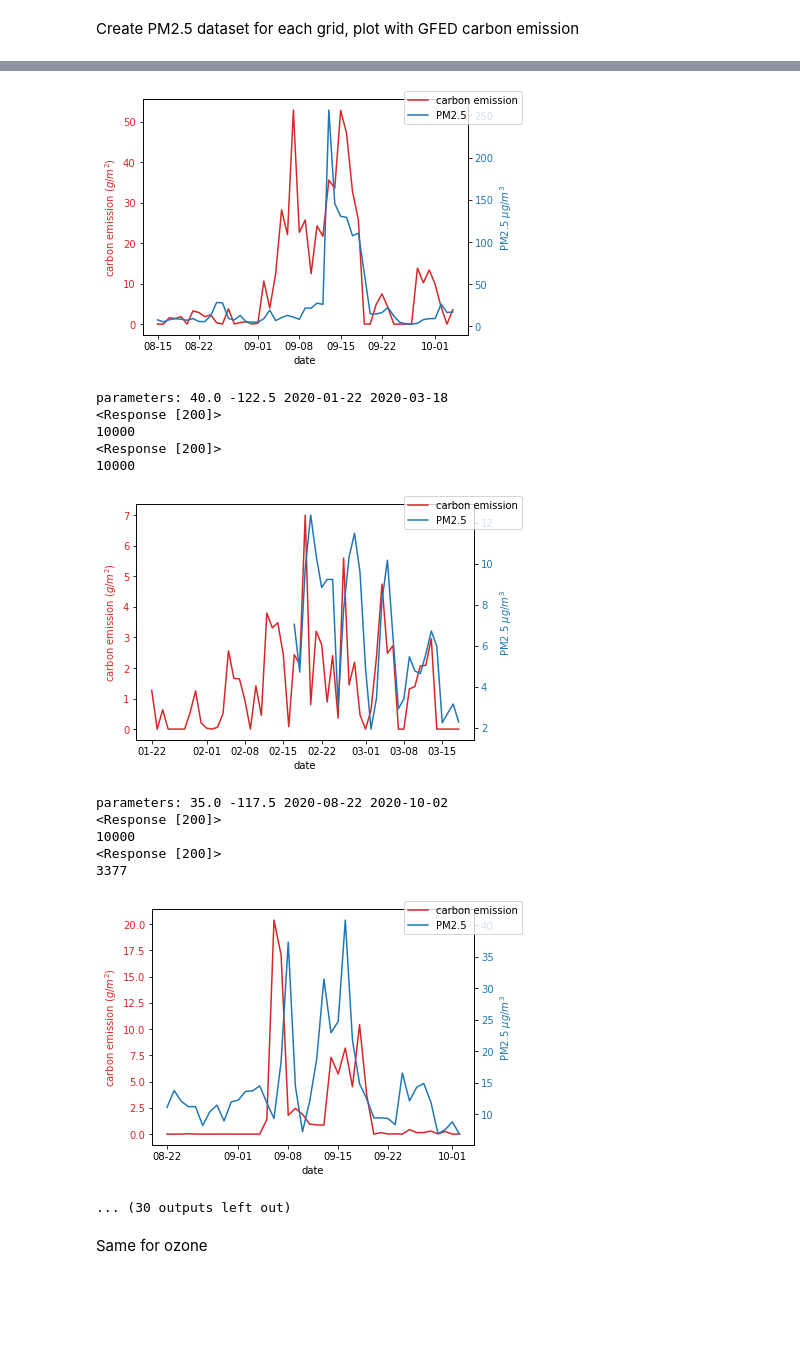
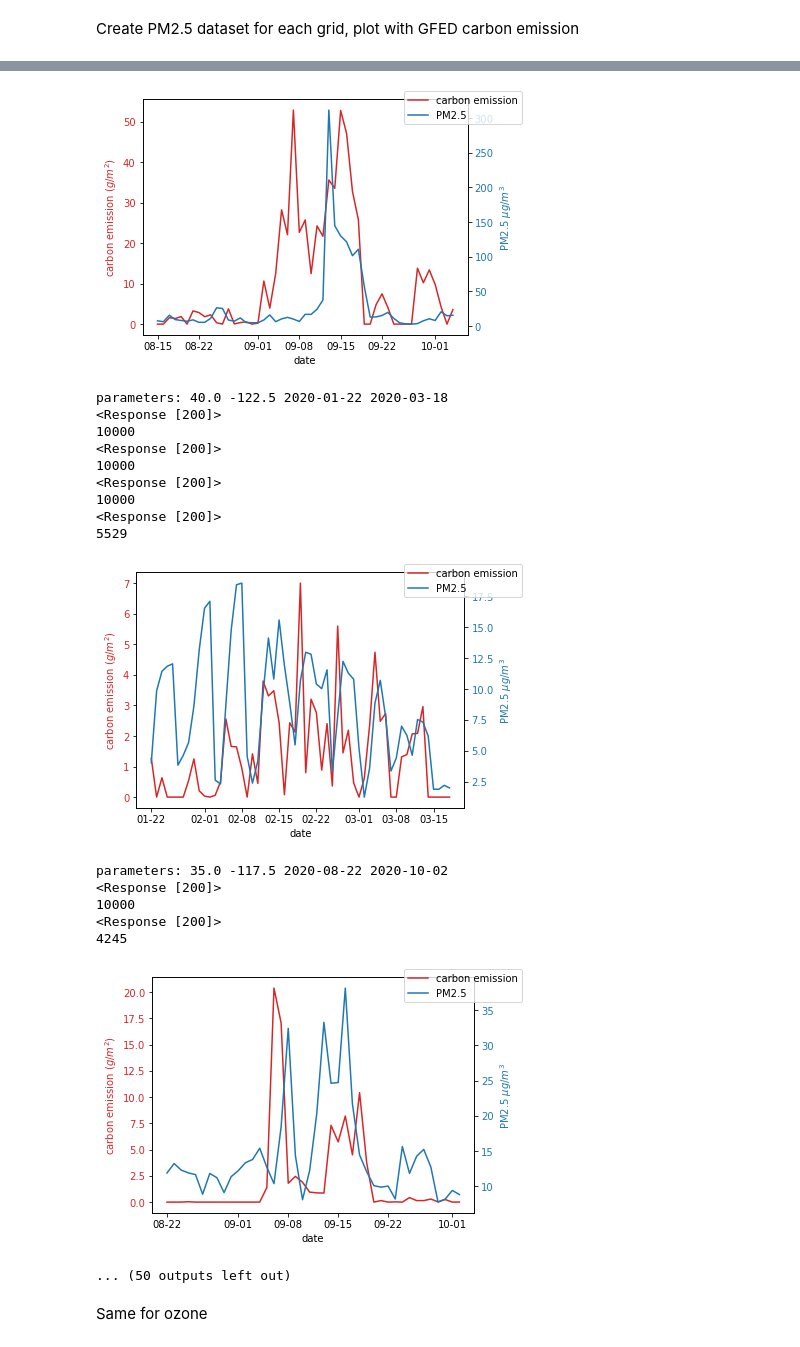
Before and after one commit to ktoshima/EPS236-final_project, a Jupyter notebook: gfed_2020.ipynb, the cells around one changed output, grey strips where cells are left out. Drawn from its saved outputs; the diff is of its cells as text; code cells hidden in the pictures; blank space fills up the shorter version.

```diff
--- a/gfed_2020.ipynb
+++ b/gfed_2020.ipynb
@@ -315,20 +315,28 @@ for gfed_path in gfed_list:
     if pm_df.empty:
         continue
     elif len(pm_df) == 10000:
-        measurement_param = {
-            'parameter': 'pm25',
-            'has_geo': True,
-            'coordinates': str(lat) + "," + str(lon),
-            'radius': grid_step / 2 * 55000,
-            'date_from': str(from_date),
-            'date_to': str(to_date),
-            'limit': 10000,
-            'format': 'csv'
-        }
+        measurement_param['radius'] = grid_step / 2 * 75000
         measure_response = requests.get(get_measurement_url, params=measurement_param)
         print(measure_response)
         pm_df = pd.read_csv(io.BytesIO(measure_response.content), sep=",", parse_dates=["utc", "local"])
         print(len(pm_df))
+        if pm_df.empty:
+            continue
+        elif len(pm_df) == 10000:
+            measurement_param['radius'] = grid_step / 2 * 55000
+            measure_response = requests.get(get_measurement_url, params=measurement_param)
+            print(measure_response)
+            pm_df = pd.read_csv(io.BytesIO(measure_response.content), sep=",", parse_dates=["utc", "local"])
+            print(len(pm_df))
+            if pm_df.empty:
+                continue
+            elif len(pm_df) == 10000:
+                measurement_param['radius'] = grid_step / 2 * 20000
+                measure_response = requests.get(get_measurement_url, params=measurement_param)
+                print(measure_response)
+                pm_df = pd.read_csv(io.BytesIO(measure_response.content), sep=",", parse_dates=["utc", "local"])
+                print(len(pm_df))
+                if pm_df.empty: continue
     mean_df = pm_df.groupby([pd.Grouper(key="utc", freq="D")]).agg({'value': lambda x: x.mean(skipna=True)})
     mean_df.to_csv("openAQ_term_pm25/{filename}".format(filename=path.basename(gfed_path)))
 
@@ -376,17 +392,21 @@ parameters: 47.5 -117.5 2020-08-15 2020-10-04
-[figure, old version]
+[figure, new version]
 parameters: 40.0 -122.5 2020-01-22 2020-03-18
 <Response [200]>
 10000
 <Response [200]>
 10000
+<Response [200]>
+10000
+<Response [200]>
+5529
-[figure, old version]
+[figure, new version]
 parameters: 35.0 -117.5 2020-08-22 2020-10-02
 <Response [200]>
 10000
 <Response [200]>
-3377
+4245
-[figure, old version]
+[figure, new version]
-... (30 outputs left out)
+... (50 outputs left out)
 # %% [markdown]
 Same for ozone
 # %%
```
Also changed, not shown: parts of 2 cells of this notebook, 57 other files.
